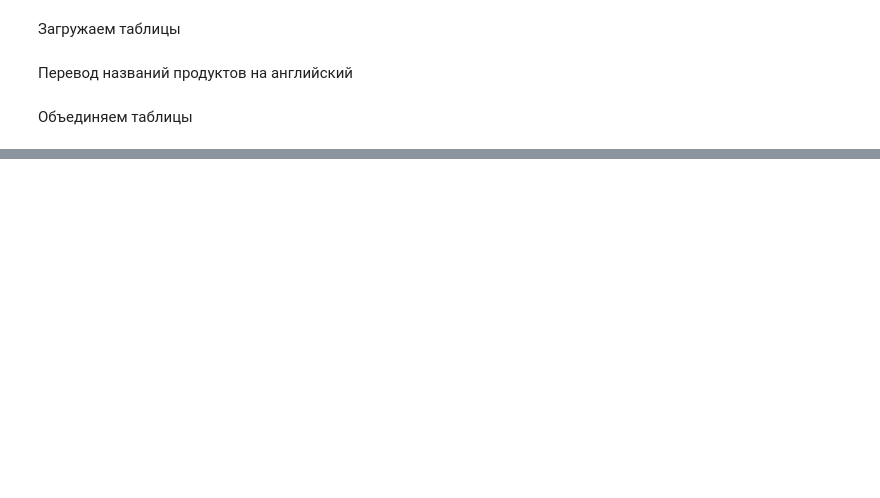
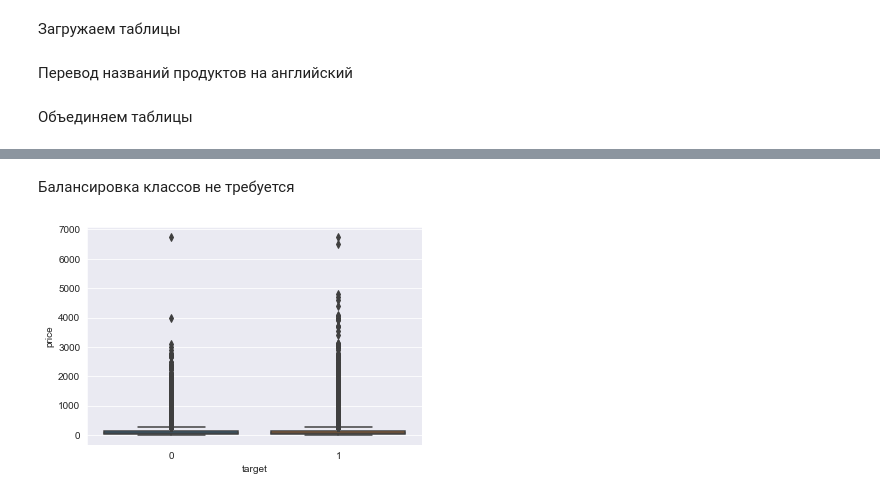
Before and after one commit to Sus-arch/Wine-Reviews-ML, a Jupyter notebook: classification/solution.ipynb, the cells around one changed output, grey strips where cells are left out. Drawn from its saved outputs; the diff is of its cells as text; code cells hidden in the pictures; blank space fills up the shorter version.

```diff
--- a/classification/solution.ipynb
+++ b/classification/solution.ipynb
@@ -48,0 +159,7 @@ orders_full.head()
+# %% [markdown]
+Балансировка классов не требуется
+# %%
+sns.boxplot(x='target', y='price', data=orders_full)
+plt.show()
+# %% [output]
+[figure, added]
```
Also changed, not shown: parts of 46 cells of this notebook, 1 other file.
